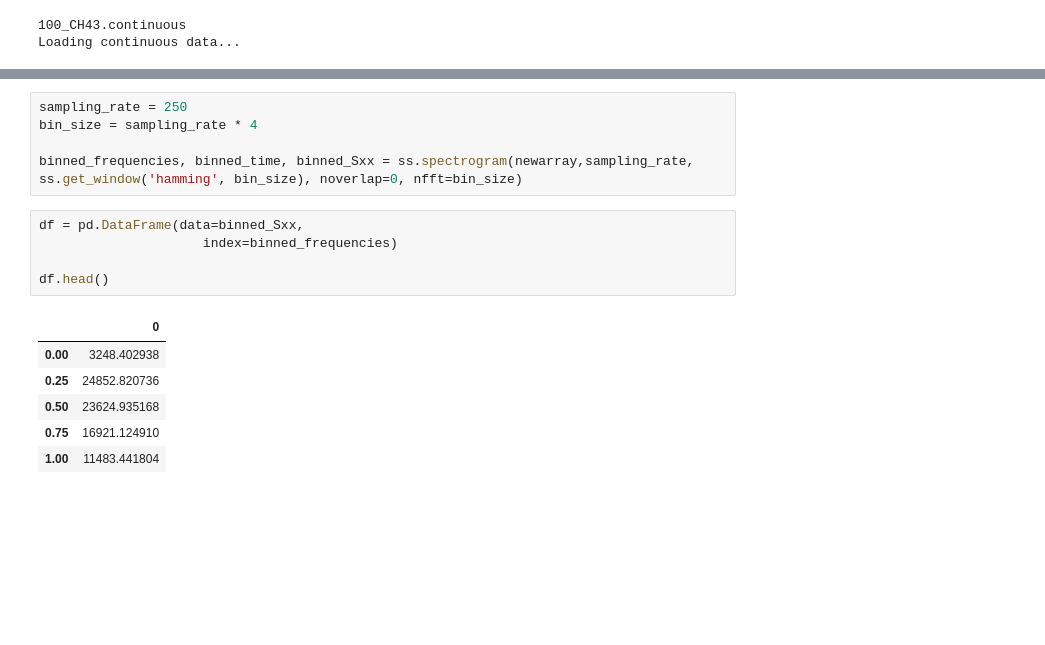
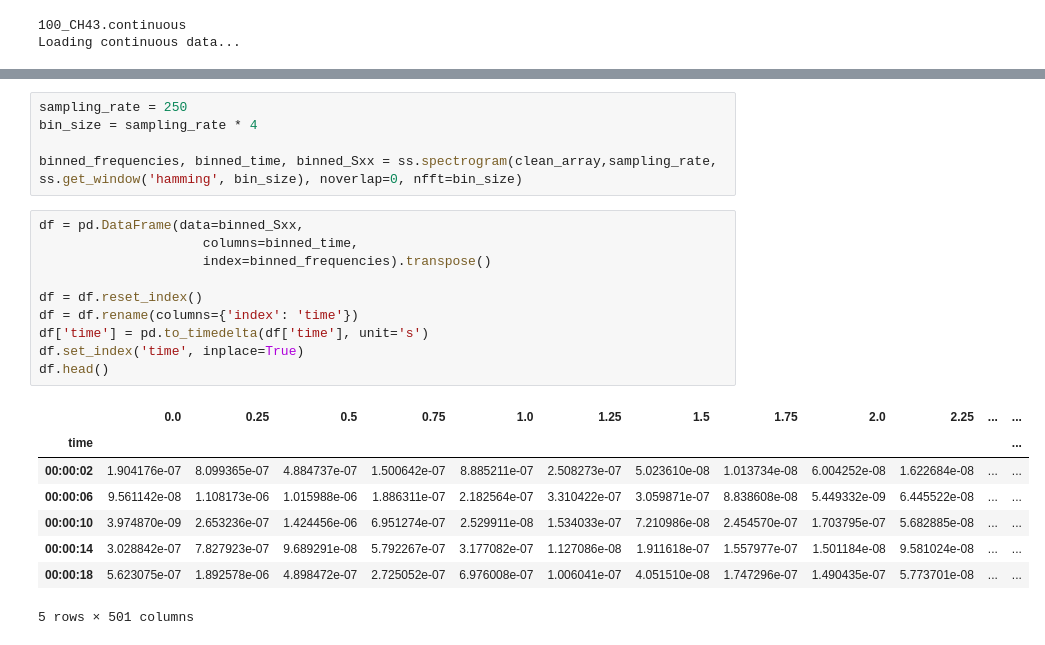
Before and after one commit to Ruairi-osul/ephys, a Jupyter notebook: eeg_preprocess/notebooks/Tidied EEG analysis.ipynb, the cells around one changed output, grey strips where cells are left out. Cells and saved outputs as stored; diff of their text form; blank space fills up the shorter version.

```diff
--- a/eeg_preprocess/notebooks/Tidied EEG analysis.ipynb
+++ b/eeg_preprocess/notebooks/Tidied EEG analysis.ipynb
@@ -65,18 +110,25 @@ newarray = ss.decimate(updated_array,10, ftype = 'fir')
 sampling_rate = 250
 bin_size = sampling_rate * 4
 
-binned_frequencies, binned_time, binned_Sxx = ss.spectrogram(newarray,sampling_rate, ss.get_window('hamming', bin_size), noverlap=0, nfft=bin_size)
+binned_frequencies, binned_time, binned_Sxx = ss.spectrogram(clean_array,sampling_rate, ss.get_window('hamming', bin_size), noverlap=0, nfft=bin_size)
-# %%
-df = pd.DataFrame(data=binned_Sxx,
-                     index=binned_frequencies)
-
-df.head()
-# %% [output]
-|  | 0 |
-| 0.00 | 3248.402938 |
-| 0.25 | 24852.820736 |
-| 0.50 | 23624.935168 |
-| 0.75 | 16921.124910 |
-| 1.00 | 11483.441804 |
+# %%
+df = pd.DataFrame(data=binned_Sxx,
+                     columns=binned_time,
+                     index=binned_frequencies).transpose()
+
+df = df.reset_index()
+df = df.rename(columns={'index': 'time'})
+df['time'] = pd.to_timedelta(df['time'], unit='s')
+df.set_index('time', inplace=True)
+df.head()
+# %% [output]
+|  | 0.0 | 0.25 | 0.5 | 0.75 | 1.0 | 1.25 | 1.5 | 1.75 | 2.0 | 2.25 | ... | ... |
+| time |  |  |  |  |  |  |  |  |  |  |  | ... |
+| 00:00:02 | 1.904176e-07 | 8.099365e-07 | 4.884737e-07 | 1.500642e-07 | 8.885211e-07 | 2.508273e-07 | 5.023610e-08 | 1.013734e-08 | 6.004252e-08 | 1.622684e-08 | ... | ... |
+| 00:00:06 | 9.561142e-08 | 1.108173e-06 | 1.015988e-06 | 1.886311e-07 | 2.182564e-07 | 3.310422e-07 | 3.059871e-07 | 8.838608e-08 | 5.449332e-09 | 6.445522e-08 | ... | ... |
+| 00:00:10 | 3.974870e-09 | 2.653236e-07 | 1.424456e-06 | 6.951274e-07 | 2.529911e-08 | 1.534033e-07 | 7.210986e-08 | 2.454570e-07 | 1.703795e-07 | 5.682885e-08 | ... | ... |
+| 00:00:14 | 3.028842e-07 | 7.827923e-07 | 9.689291e-08 | 5.792267e-07 | 3.177082e-07 | 1.127086e-08 | 1.911618e-07 | 1.557977e-07 | 1.501184e-08 | 9.581024e-08 | ... | ... |
+| 00:00:18 | 5.623075e-07 | 1.892578e-06 | 4.898472e-07 | 2.725052e-07 | 6.976008e-07 | 1.006041e-07 | 4.051510e-08 | 1.747296e-07 | 1.490435e-07 | 5.773701e-08 | ... | ... |
+5 rows × 501 columns
 # %%
 #Plot the end result
```
Also changed, not shown: parts of 9 cells of this notebook, 3 other files.
